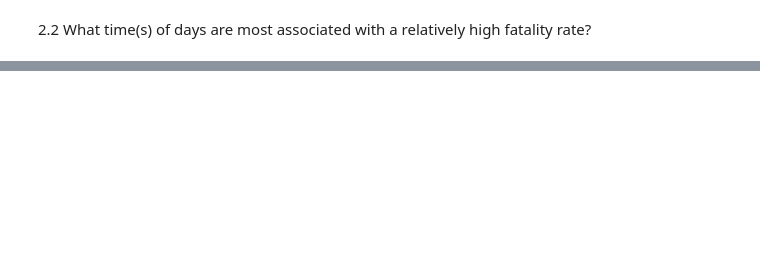
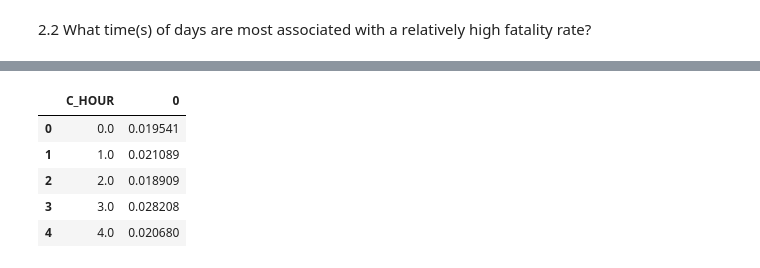
Before and after one commit to pokwir/National-Collision-Database-Analysis, a Jupyter notebook: notebooks/data_analysis.ipynb, the cells around one changed output, grey strips where cells are left out. Drawn from its saved outputs; the diff is of its cells as text; code cells hidden in the pictures; blank space fills up the shorter version.

```diff
--- a/notebooks/data_analysis.ipynb
+++ b/notebooks/data_analysis.ipynb
@@ -104,5 +145,7 @@ plot_data
 # %% [markdown]
 2.2 What time(s) of days are most associated with a relatively high fatality rate?
+# %%
+df = copy.deepcopy(data)
 # %%
 # Convert 'C_HOUR' and 'P_ISEV' columns to numeric
 df['C_HOUR'] = pd.to_numeric(df['C_HOUR'], errors='coerce')
@@ -134,0 +202,11 @@ plt.show()
+# %%
+#numpy array to pandas dataframe
+fatality_rate_by_hour = pd.DataFrame(fatality_rate_by_hour).reset_index()
+fatality_rate_by_hour.head()
+# %% [output]
+|  | C_HOUR | 0 |
+| 0 | 0.0 | 0.019541 |
+| 1 | 1.0 | 0.021089 |
+| 2 | 2.0 | 0.018909 |
+| 3 | 3.0 | 0.028208 |
+| 4 | 4.0 | 0.020680 |
```
Also changed, not shown: parts of 19 cells of this notebook, 1 other file.
